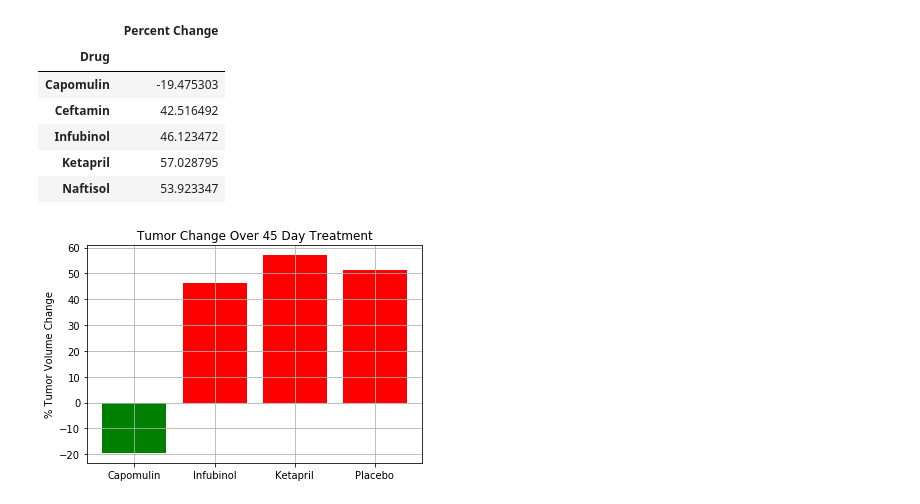
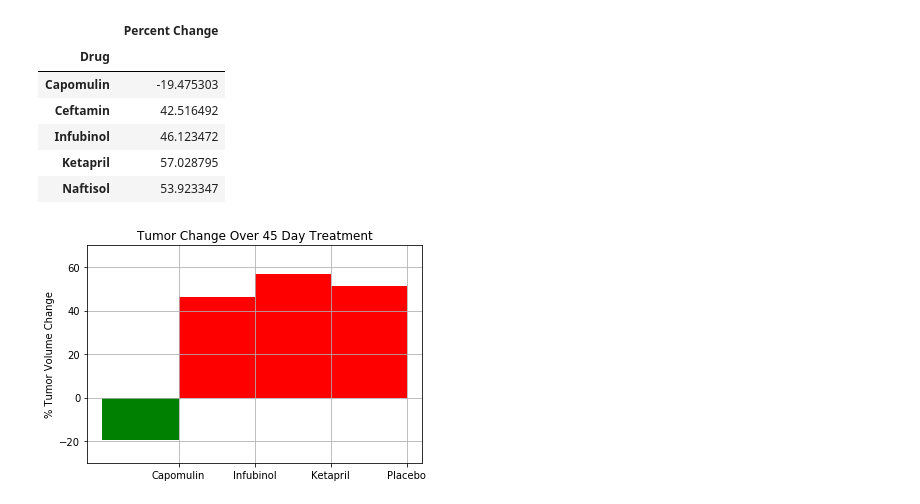
Before and after one commit to robert-rd-wood/Homework-5, a Jupyter notebook: Pymaceuticals/pymaceuticals.ipynb, the cells around one changed output. Saved outputs shown, nothing was run; the diff lists cells and outputs as text; code cells hidden in the pictures.

```diff
--- a/Pymaceuticals/pymaceuticals.ipynb
+++ b/Pymaceuticals/pymaceuticals.ipynb
@@ -304,33 +304,29 @@ pct_response_df.head()
 # %%
 # Store all Relevant Percent Changes into a Tuple
 pct_response_final_df = pct_response_df.drop(["Ceftamin", "Naftisol", "Propriva", "Ramicane", "Stelasyn", "Zoniferol"], axis = 0)
 
+# Splice the data between passing and failing drugs
 pct_response_passing_df = pct_response_final_df[pct_response_final_df["Percent Change"] <= 0]
 pct_response_failing_df = pct_response_final_df[pct_response_final_df["Percent Change"] > 0]
 
-
-
-# Splice the data between passing and failing drugs
-plt.bar(pct_response_passing_df.index.values, pct_response_passing_df["Percent Change"], color = 'g')
-plt.bar(pct_response_failing_df.index.values, pct_response_failing_df["Percent Change"], color = 'r')
-
+# Plot data
+plt.bar(pct_response_passing_df.index.values, pct_response_passing_df["Percent Change"], color = 'g',width=-1, align="edge")
+plt.bar(pct_response_failing_df.index.values, pct_response_failing_df["Percent Change"], color = 'r',width=-1, align="edge")
 
 # Orient widths. Add labels, tick marks, etc.
 plt.title("Tumor Change Over 45 Day Treatment")
 plt.ylabel("% Tumor Volume Change")
 plt.grid()
+plt.yticks([-20, 0, 20, 40, 60])
+plt.ylim(-30, 70)
 
 # Use functions to label the percentages of changes
 
 
 # Call functions to implement the function calls
 
 
 # Save the Figure
-
-
-# Show the Figure
-# fig.show()
-# pct_response_2_df
+plt.savefig("output/summary_bar.png", bbox_inches='tight')
 # %% [output]
-[figure, old version]
+[figure, new version]
```
